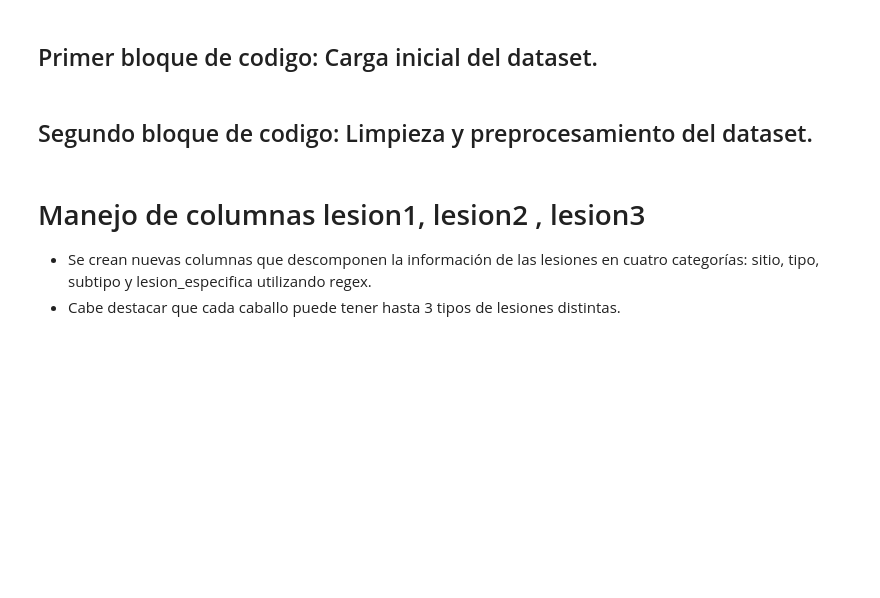
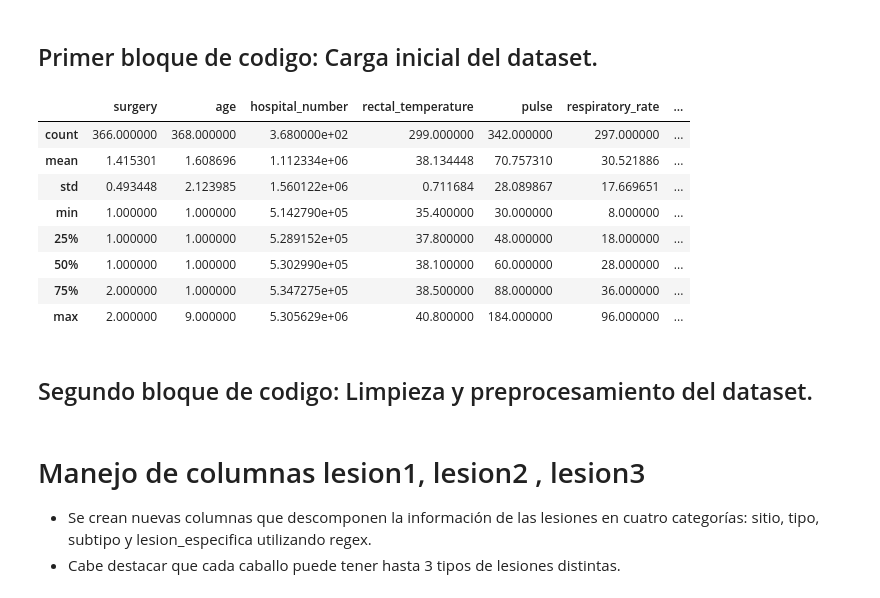
Before and after one commit to tomasrivera10/tp_especial_grupo_11, a Jupyter notebook: TpEsp.ipynb, the cells around one changed output. Drawn from its saved outputs; the diff is of its cells as text; code cells hidden in the pictures; blank space fills up the shorter version.

```diff
--- a/TpEsp.ipynb
+++ b/TpEsp.ipynb
@@ -14,33 +14,45 @@ df_test = pandas.read_csv('horse-colic.test', header=None, delim_whitespace=True
 
 column_names = [
     'surgery', 'age', 'hospital_number', 'rectal_temperature', 'pulse',
     'respiratory_rate', 'temperature_of_extremities', 'peripheral_pulse',
     'mucous_membranes', 'capillary_refill_time', 'pain', 'peristalsis',
     'abdominal_distension', 'nasogastric_tube', 'nasogastric_reflux',
     'nasogastric_reflux_ph', 'rectal_examination_feces', 'abdomen',
     'packed_cell_volume', 'total_protein', 'abdominocentesis_appearance',
     'abdominocentesis_total_protein', 'outcome', 'surgical_lesion',
     'lesion_1', 'lesion_2', 'lesion_3', 'cp_data'
 ]
 
 
 df_train = pandas.read_csv(
     'horse-colic.data',
     header=None,
     delim_whitespace=True,
     na_values='?',
     names=column_names
 )
 
 df_test = pandas.read_csv(
     'horse-colic.test',
     header=None,
     delim_whitespace=True,
     na_values='?',
     names=column_names
 )
 
 df_completo = pandas.concat([df_train, df_test], ignore_index=True)
+
+df_completo.describe()
+# %% [output]
+|  | surgery | age | hospital_number | rectal_temperature | pulse | respiratory_rate | ... |
+| count | 366.000000 | 368.000000 | 3.680000e+02 | 299.000000 | 342.000000 | 297.000000 | ... |
+| mean | 1.415301 | 1.608696 | 1.112334e+06 | 38.134448 | 70.757310 | 30.521886 | ... |
+| std | 0.493448 | 2.123985 | 1.560122e+06 | 0.711684 | 28.089867 | 17.669651 | ... |
+| min | 1.000000 | 1.000000 | 5.142790e+05 | 35.400000 | 30.000000 | 8.000000 | ... |
+| 25% | 1.000000 | 1.000000 | 5.289152e+05 | 37.800000 | 48.000000 | 18.000000 | ... |
+| 50% | 1.000000 | 1.000000 | 5.302990e+05 | 38.100000 | 60.000000 | 28.000000 | ... |
+| 75% | 2.000000 | 1.000000 | 5.347275e+05 | 38.500000 | 88.000000 | 36.000000 | ... |
+| max | 2.000000 | 9.000000 | 5.305629e+06 | 40.800000 | 184.000000 | 96.000000 | ... |
 # %% [markdown]
 ## Segundo bloque de codigo: Limpieza y preprocesamiento del dataset.
 # %%
```
Also changed, not shown: parts of 7 cells of this notebook, 2 other files.
